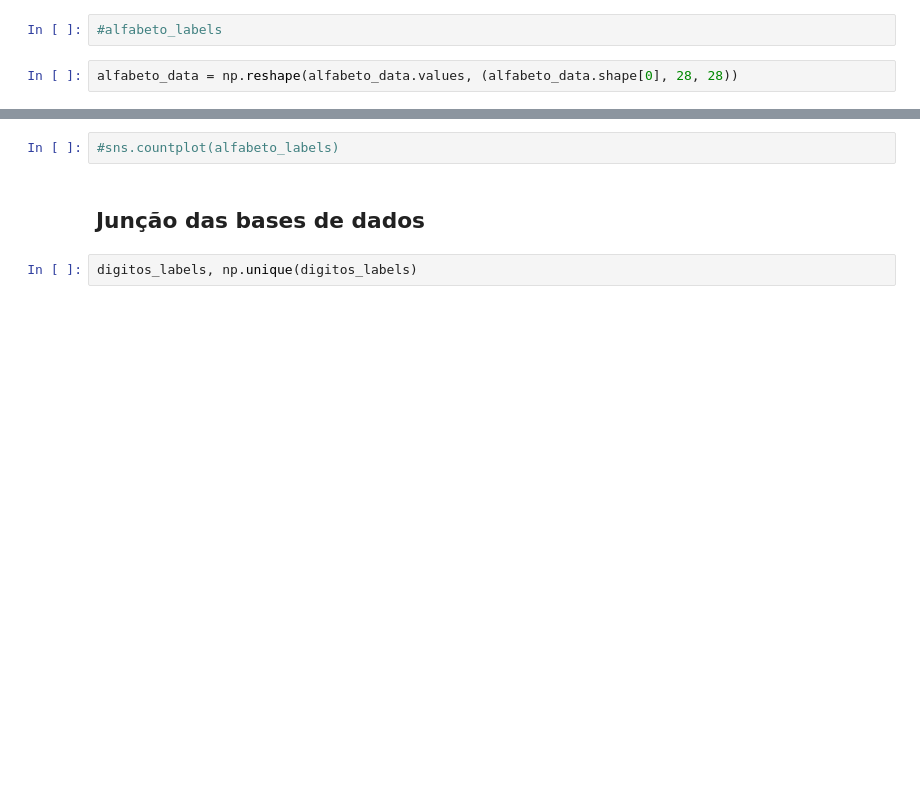
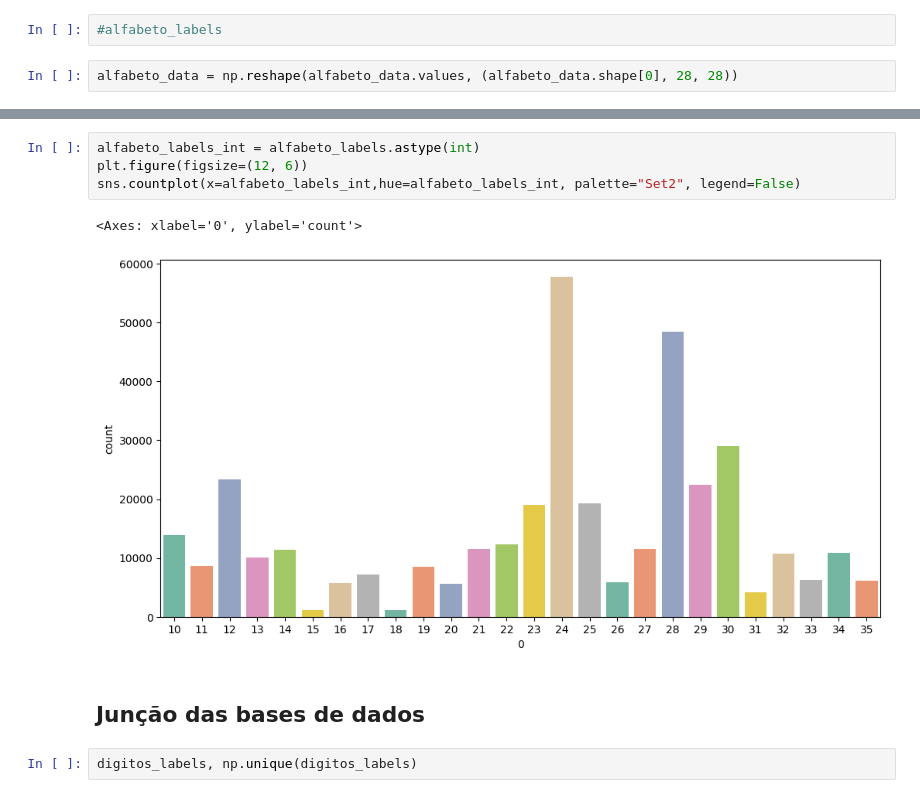
Before and after one commit to fabiobento/ocr-sis-emb-2024-2, a Jupyter notebook: 4-OCR_Reconhecimento_de_texto_manuscrito_Treinamento_do_modelo.ipynb, the cells around one changed output, grey strips where cells are left out. Saved outputs shown, nothing was run; the diff lists cells and outputs as text; blank space fills up the shorter version.

```diff
--- a/4-OCR_Reconhecimento_de_texto_manuscrito_Treinamento_do_modelo.ipynb
+++ b/4-OCR_Reconhecimento_de_texto_manuscrito_Treinamento_do_modelo.ipynb
@@ -152,5 +165,10 @@ plt.title('Classe ' + str(alfabeto_labels[indice]))
-# %%
-#sns.countplot(alfabeto_labels)
+# %%
+alfabeto_labels_int = alfabeto_labels.astype(int)
+plt.figure(figsize=(12, 6))
+sns.countplot(x=alfabeto_labels_int,hue=alfabeto_labels_int, palette="Set2", legend=False)
+# %% [output]
+<Axes: xlabel='0', ylabel='count'>
+[figure, added]
 # %% [markdown]
 ## Junção das bases de dados
 # %%
```
Also changed, not shown: parts of 77 cells of this notebook.
